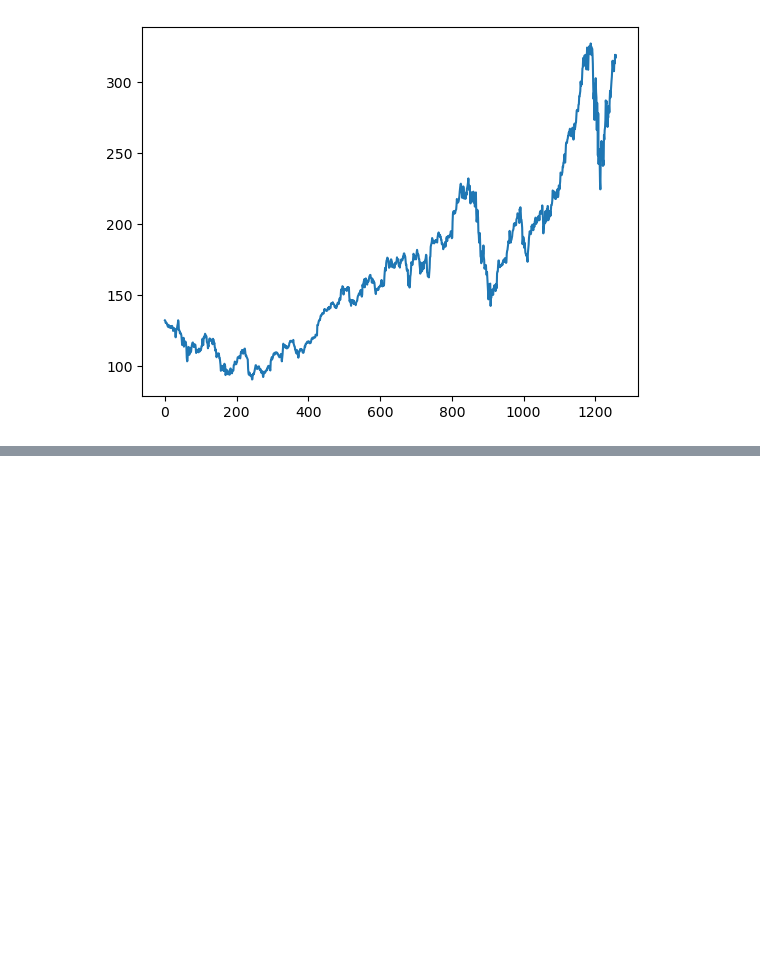
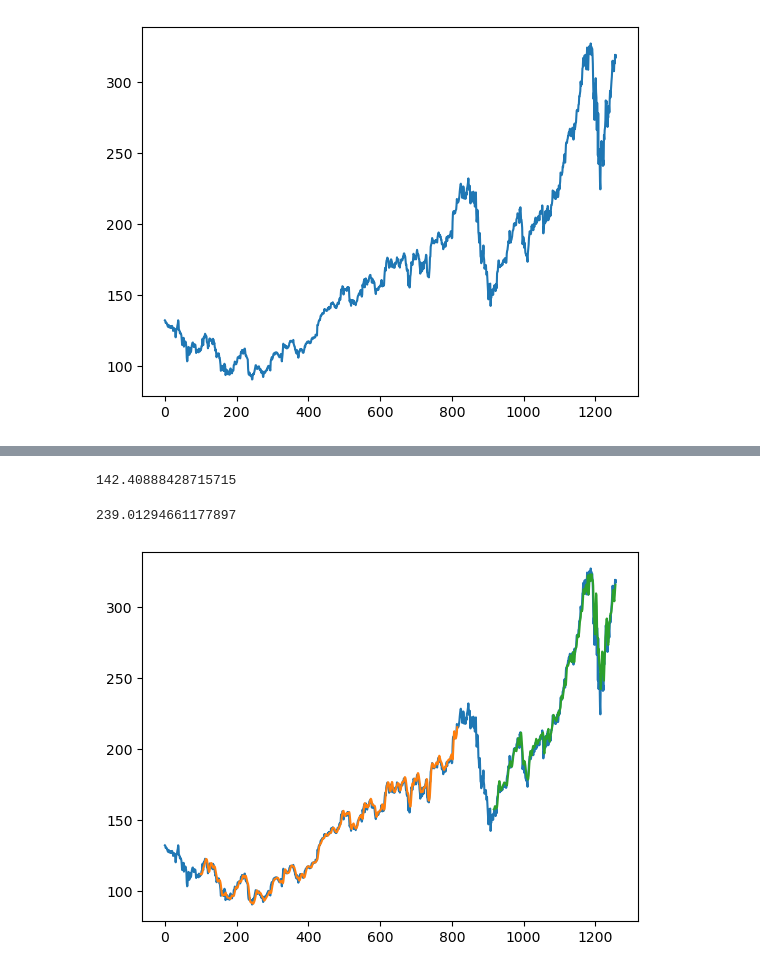
Before and after one commit to Siva1204Tharsh/Stock-Price-Prediction-And-Forecasting-Using-Stacked-LSTM, a Jupyter notebook: SPP.ipynb, the cells around one changed output, grey strips where cells are left out. Cells and saved outputs as stored; diff of their text form; code cells hidden in the pictures; blank space fills up the shorter version.

```diff
--- a/SPP.ipynb
+++ b/SPP.ipynb
@@ -28,0 +75,7 @@ plt.plot(df1)
+# %%
+model=Sequential()
+model.add(LSTM(50,return_sequences=True,input_shape=(100,1)))
+model.add(LSTM(50,return_sequences=True))
+model.add(LSTM(50))
+model.add(Dense(1))
+model.compile(loss='mean_squared_error',optimizer='adam')
@@ -28,0 +102,2 @@ plt.plot(df1)
+# %%
+model.fit(X_train, y_train, epochs=100, batch_size=64, validation_data=(X_test, y_test),verbose=1)
@@ -28,0 +129,3 @@ plt.plot(df1)
+# %%
+train_pred=model.predict(X_train)
+test_pred=model.predict(X_test)
@@ -28,0 +135,28 @@ plt.plot(df1)
+# %%
+train_predict=scalar.inverse_transform(train_pred)
+test_predict=scalar.inverse_transform(test_pred)
+# %%
+import math
+from sklearn.metrics import mean_squared_error
+math.sqrt(mean_squared_error(y_train, train_predict))
+# %% [output]
+142.40888428715715
+# %%
+math.sqrt(mean_squared_error(y_test, test_predict))
+# %% [output]
+239.01294661177897
+# %%
+look_back=100
+trainPredictPlot=numpy.empty_like(df1)
+trainPredictPlot[:,:]=numpy.nan
+trainPredictPlot[look_back:len(train_predict)+look_back,:]=train_predict
+
+testPredictPlot=numpy.empty_like(df1)
+testPredictPlot[:,:]=numpy.nan
+testPredictPlot[len(train_predict)+(look_back*2)+1:len(df1)-1,:]=test_predict
+plt.plot(scalar.inverse_transform(df1))
+plt.plot(trainPredictPlot)
+plt.plot(testPredictPlot)
+plt.show()
+# %% [output]
+[figure, added]
```
Also changed, not shown: parts of 15 cells of this notebook.
